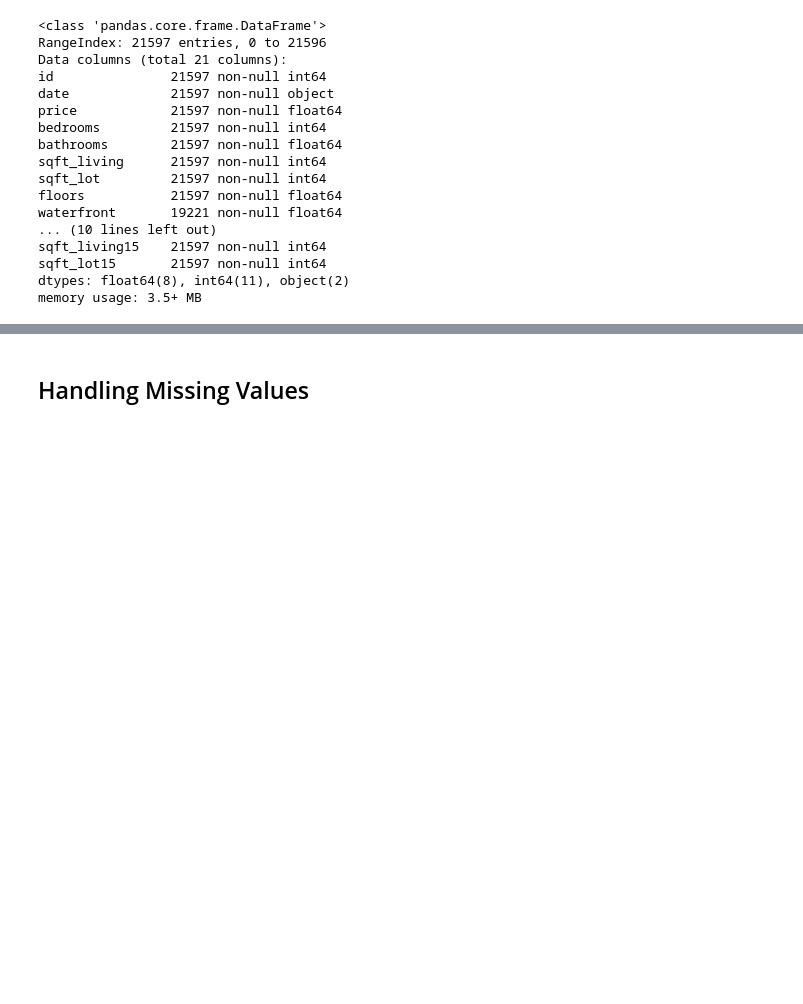
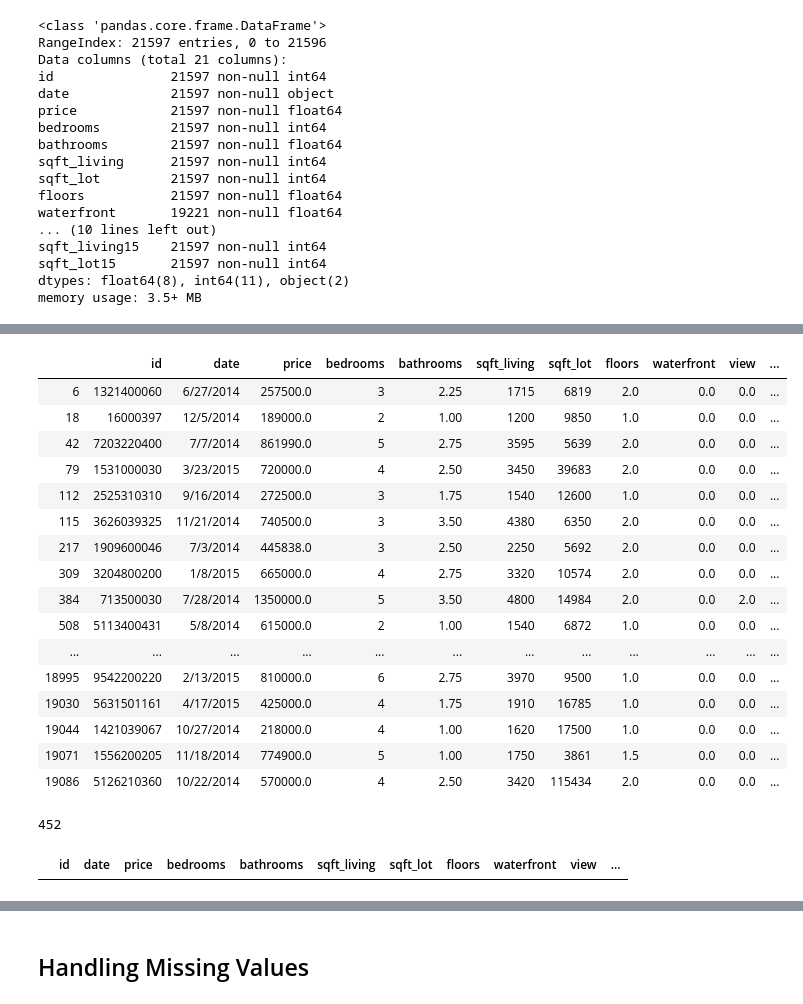
Before and after one commit to TaraRosen/kc_housing_pred, a Jupyter notebook: king_county_housing_predictions.ipynb, the cells around one changed output, grey strips where cells are left out. Drawn from its saved outputs; the diff is of its cells as text; code cells hidden in the pictures; blank space fills up the shorter version.

```diff
--- a/king_county_housing_predictions.ipynb
+++ b/king_county_housing_predictions.ipynb
@@ -54,0 +83,24 @@ df.describe()
+# %%
+df.loc[df['sqft_basement'] == '?']
+# %% [output]
+|  | id | date | price | bedrooms | bathrooms | sqft_living | sqft_lot | floors | waterfront | view | ... |
+| 6 | 1321400060 | 6/27/2014 | 257500.0 | 3 | 2.25 | 1715 | 6819 | 2.0 | 0.0 | 0.0 | ... |
+| 18 | 16000397 | 12/5/2014 | 189000.0 | 2 | 1.00 | 1200 | 9850 | 1.0 | 0.0 | 0.0 | ... |
+| 42 | 7203220400 | 7/7/2014 | 861990.0 | 5 | 2.75 | 3595 | 5639 | 2.0 | 0.0 | 0.0 | ... |
+| 79 | 1531000030 | 3/23/2015 | 720000.0 | 4 | 2.50 | 3450 | 39683 | 2.0 | 0.0 | 0.0 | ... |
+| 112 | 2525310310 | 9/16/2014 | 272500.0 | 3 | 1.75 | 1540 | 12600 | 1.0 | 0.0 | 0.0 | ... |
+| 115 | 3626039325 | 11/21/2014 | 740500.0 | 3 | 3.50 | 4380 | 6350 | 2.0 | 0.0 | 0.0 | ... |
+| 217 | 1909600046 | 7/3/2014 | 445838.0 | 3 | 2.50 | 2250 | 5692 | 2.0 | 0.0 | 0.0 | ... |
+| 309 | 3204800200 | 1/8/2015 | 665000.0 | 4 | 2.75 | 3320 | 10574 | 2.0 | 0.0 | 0.0 | ... |
+| 384 | 713500030 | 7/28/2014 | 1350000.0 | 5 | 3.50 | 4800 | 14984 | 2.0 | 0.0 | 2.0 | ... |
+| 508 | 5113400431 | 5/8/2014 | 615000.0 | 2 | 1.00 | 1540 | 6872 | 1.0 | 0.0 | 0.0 | ... |
+| ... | ... | ... | ... | ... | ... | ... | ... | ... | ... | ... | ... |
+| 18995 | 9542200220 | 2/13/2015 | 810000.0 | 6 | 2.75 | 3970 | 9500 | 1.0 | 0.0 | 0.0 | ... |
+| 19030 | 5631501161 | 4/17/2015 | 425000.0 | 4 | 1.75 | 1910 | 16785 | 1.0 | 0.0 | 0.0 | ... |
+| 19044 | 1421039067 | 10/27/2014 | 218000.0 | 4 | 1.00 | 1620 | 17500 | 1.0 | 0.0 | 0.0 | ... |
+| 19071 | 1556200205 | 11/18/2014 | 774900.0 | 5 | 1.00 | 1750 | 3861 | 1.5 | 0.0 | 0.0 | ... |
+| 19086 | 5126210360 | 10/22/2014 | 570000.0 | 4 | 2.50 | 3420 | 115434 | 2.0 | 0.0 | 0.0 | ... |
+# %%
+len(df[df['sqft_basement'] == '?'])
+# %% [output]
+452
@@ -55 +110,6 @@ df.describe()
+# %%
+# confirm replacement
+df.loc[df['sqft_basement'] == '?']
+# %% [output]
+|  | id | date | price | bedrooms | bathrooms | sqft_living | sqft_lot | floors | waterfront | view | ... |
 # %%
```
Also changed, not shown: parts of 8 cells of this notebook.
